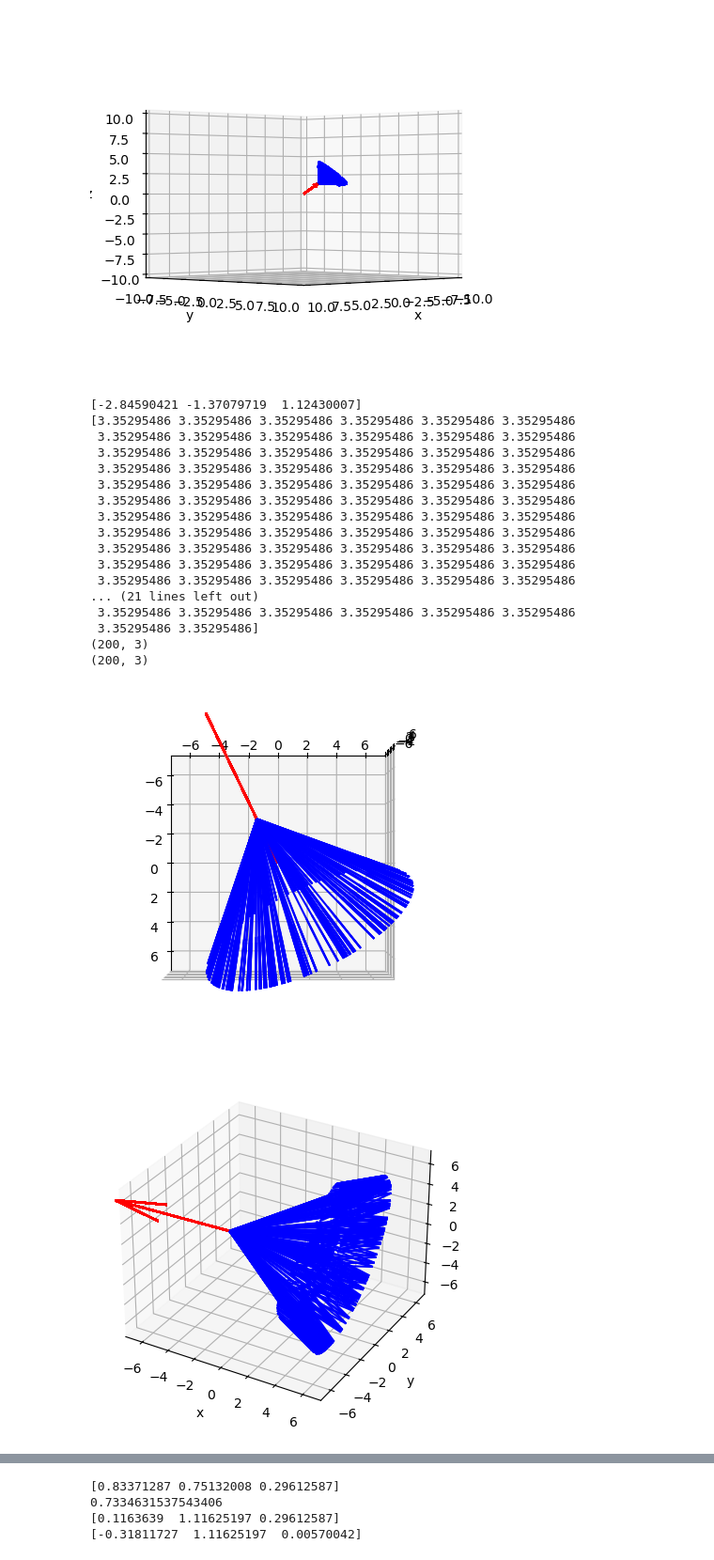
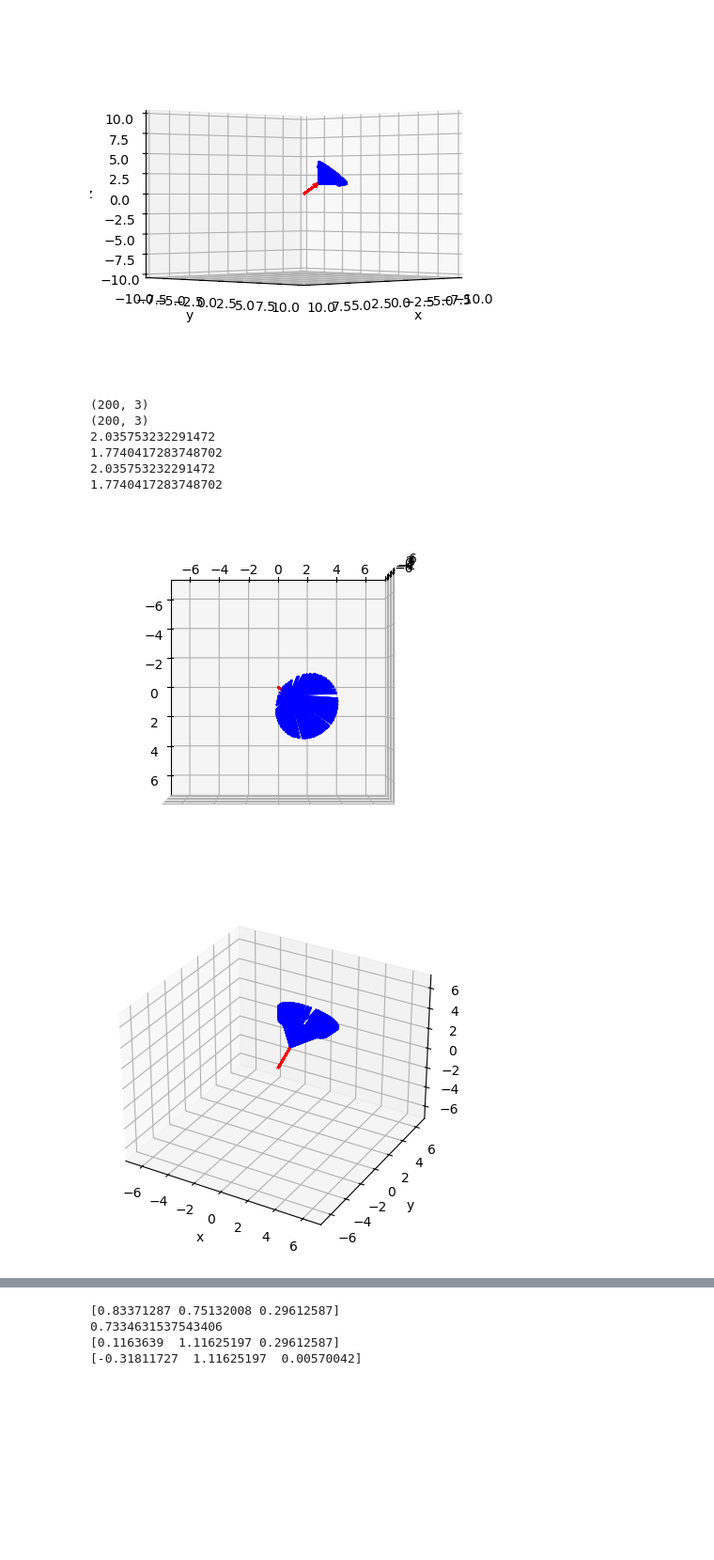
Before and after one commit to ararakitsubasa/etching, a Jupyter notebook: new_collision.ipynb, the cells around one changed output, grey strips where cells are left out. Shown at 94% size. Cells and saved outputs as stored; diff of their text form; code cells hidden in the pictures; blank space fills up the shorter version.

```diff
--- a/new_collision.ipynb
+++ b/new_collision.ipynb
@@ -1226,13 +1222,13 @@ def newVel_gpu(self, v, vMag):
 N = 200
 vtest = np.zeros((N,3))
 direction = np.random.rand(3)*6 -3
-print(direction)
+# print(direction)
 for i in range(N):
     vtest[i] = direction
 
 # print(vtest)
 vNorm = np.linalg.norm(vtest, axis=1)
-print(vNorm)
+# print(vNorm)
 vfilp = np.ones(vtest.shape[0])
 filp_indice = np.array(vtest[:, 0] < 0)
 vfilp[filp_indice] = -1
@@ -1241,23 +1237,36 @@ theta1 = np.arccos(vtest[:, 2]/vNorm)*vfilp
 phi1 = np.arctan(vtest[:, 1]/vtest[:, 0])
 # phi1 = np.arctan2(vtest[:, 1], vtest[:, 0])
 
-chi = np.ones(N)*np.pi/1.3
+chi = np.ones(N)*np.pi/3
 phi = np.pi*2*np.random.rand(N)
 
 rotateMat = np.array([np.sin(chi)*np.cos(phi), np.sin(chi)*np.sin(phi), np.cos(chi)])
-print(rotateMat.T.shape)
+# print(rotateMat.T.shape)
 # Vrotate = rotateMat.T*vNorm
 Vrotate = np.multiply(rotateMat, vNorm).T
 print(Vrotate.shape)
 # print(np.linalg.norm(Vrotate, axis=1))
 
+mp = 27
+mg = 40
+
+# vtest_rotate = (mp*vtest + mg*Vrotate)/(27+40)
+
 rz = R.from_matrix(rotate_matrix(phi1, theta1))
 
-# vtest_rotate = rz.apply(Vrotate, inverse=True)
+# # vtest_rotate = rz.apply(Vrotate, inverse=True)
 vtest_rotate = rz.apply(Vrotate)
+
+vtest_rotate = (mp*vtest + mg*vtest_rotate)/(mp+mg)
 # print(vtest_rotate)
 vtestplus = vtest + vtest_rotate
 
+print(vtest.shape)
+print(np.linalg.norm(vtest[0]))
+print(np.linalg.norm(vtest_rotate[0]))
+
+print(np.linalg.norm(vtest[10]))
+print(np.linalg.norm(vtest_rotate[10]))
 ax = plt.figure().add_subplot(projection='3d')
 
 # Make the grid
@@ -1299,47 +1308,36 @@ origin = np.zeros((N,3))
 
 ax.quiver(origin[:,0], origin[:,1], origin[:,2], vtest[:,0], vtest[:,1], vtest[:,2],length=vNorm[0], color='red')
 ax.quiver(vtest[:,0], vtest[:,1], vtest[:,2], vtest_rotate[:,0], vtest_rotate[:,1], vtest_rotate[:,2],length=vNorm[0], color='blue')
 
 ax.set_xlim(-10, 10)
 ax.set_ylim(-10, 10)
 ax.set_zlim(-10, 10)
 ax.set_xlabel('x')
 ax.set_ylabel('y')
 ax.set_zlabel('z')
 ax.view_init(elev=0, azim=90, roll=0)
 plt.show()
 
 
 ax = plt.figure().add_subplot(projection='3d')
 
 ax.quiver(origin[:,0], origin[:,1], origin[:,2], vtest[:,0], vtest[:,1], vtest[:,2],length=vNorm[0], color='red')
 ax.quiver(vtest[:,0], vtest[:,1], vtest[:,2], vtest_rotate[:,0], vtest_rotate[:,1], vtest_rotate[:,2],length=vNorm[0], color='blue')
 
 ax.set_xlim(-10, 10)
 ax.set_ylim(-10, 10)
 ax.set_zlim(-10, 10)
 ax.set_xlabel('x')
 ax.set_ylabel('y')
 ax.set_zlabel('z')
 ax.view_init(elev=0, azim=45, roll=0)
 plt.show()
 # %% [output]
-[-2.84590421 -1.37079719  1.12430007]
-[3.35295486 3.35295486 3.35295486 3.35295486 3.35295486 3.35295486
- 3.35295486 3.35295486 3.35295486 3.35295486 3.35295486 3.35295486
- 3.35295486 3.35295486 3.35295486 3.35295486 3.35295486 3.35295486
- 3.35295486 3.35295486 3.35295486 3.35295486 3.35295486 3.35295486
- 3.35295486 3.35295486 3.35295486 3.35295486 3.35295486 3.35295486
- 3.35295486 3.35295486 3.35295486 3.35295486 3.35295486 3.35295486
- 3.35295486 3.35295486 3.35295486 3.35295486 3.35295486 3.35295486
- 3.35295486 3.35295486 3.35295486 3.35295486 3.35295486 3.35295486
- 3.35295486 3.35295486 3.35295486 3.35295486 3.35295486 3.35295486
- 3.35295486 3.35295486 3.35295486 3.35295486 3.35295486 3.35295486
- 3.35295486 3.35295486 3.35295486 3.35295486 3.35295486 3.35295486
-... (21 lines left out)
- 3.35295486 3.35295486 3.35295486 3.35295486 3.35295486 3.35295486
- 3.35295486 3.35295486]
 (200, 3)
 (200, 3)
+2.035753232291472
+1.7740417283748702
+2.035753232291472
+1.7740417283748702
-[figure, old version]
+[figure, new version]
-[figure, old version]
+[figure, new version]
```
Also changed, not shown: parts of 4 cells of this notebook, 2 other files.
